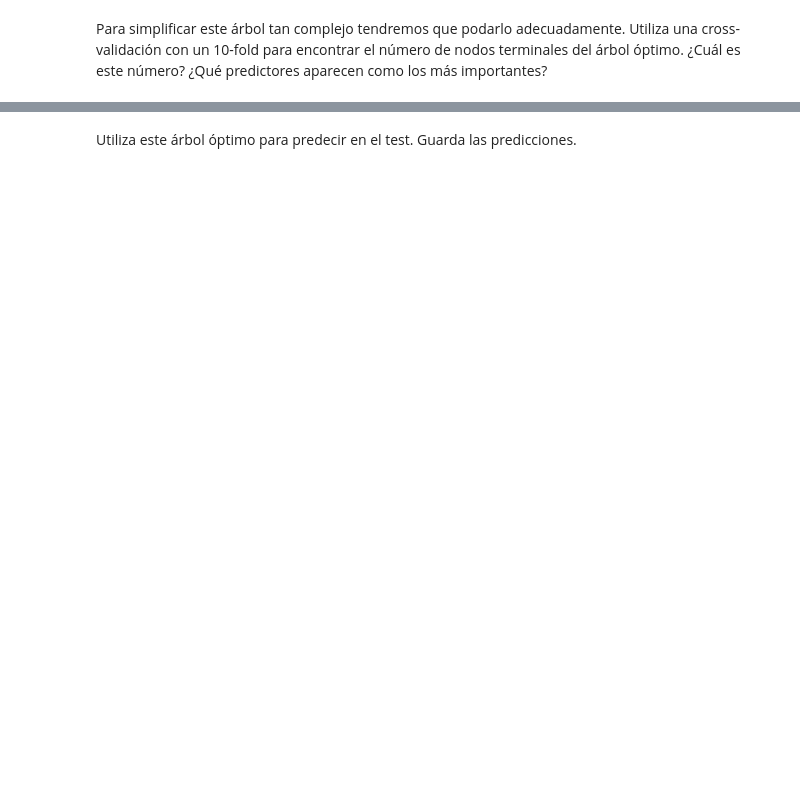
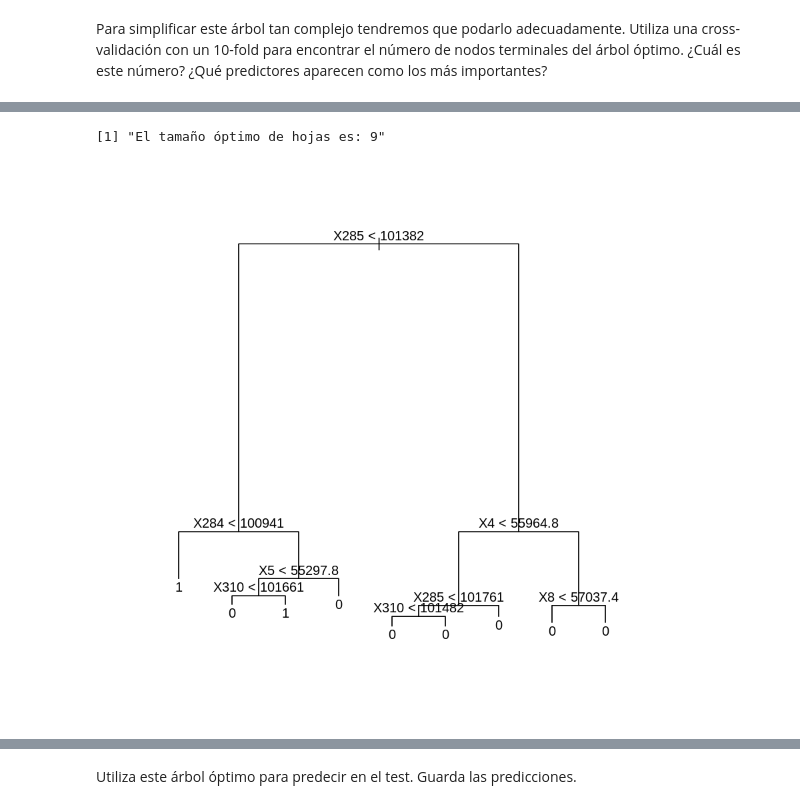
Before and after one commit to yerartdev/uc-m1966-datamining, a Jupyter notebook: d3/S17-T03_LAB_IntercomparisonTechniques.ipynb, the cells around one changed output, grey strips where cells are left out. Drawn from its saved outputs; the diff is of its cells as text; code cells hidden in the pictures; blank space fills up the shorter version.

```diff
--- a/d3/S17-T03_LAB_IntercomparisonTechniques.ipynb
+++ b/d3/S17-T03_LAB_IntercomparisonTechniques.ipynb
@@ -251,0 +261,4 @@ Para simplificar este árbol tan complejo tendremos que podarlo adecuadamente. U
+# %%
+paste('El tamaño óptimo de hojas es:', cv_occ$size[which.min(cv_occ$dev)])
+# %% [output]
+[1] "El tamaño óptimo de hojas es: 9"
@@ -251,0 +270,9 @@ Para simplificar este árbol tan complejo tendremos que podarlo adecuadamente. U
+# %%
+#::GMG:: Ahora lo podo
+pruned_tree_occ <- prune.tree(tree_occ_cp, best = 9)
+# %%
+#::GMG::Visualizo el resultado
+plot(pruned_tree_occ)
+text(pruned_tree_occ, pretty = 0)
+# %% [output]
+[figure, added]
```
Also changed, not shown: parts of 40 cells of this notebook.
